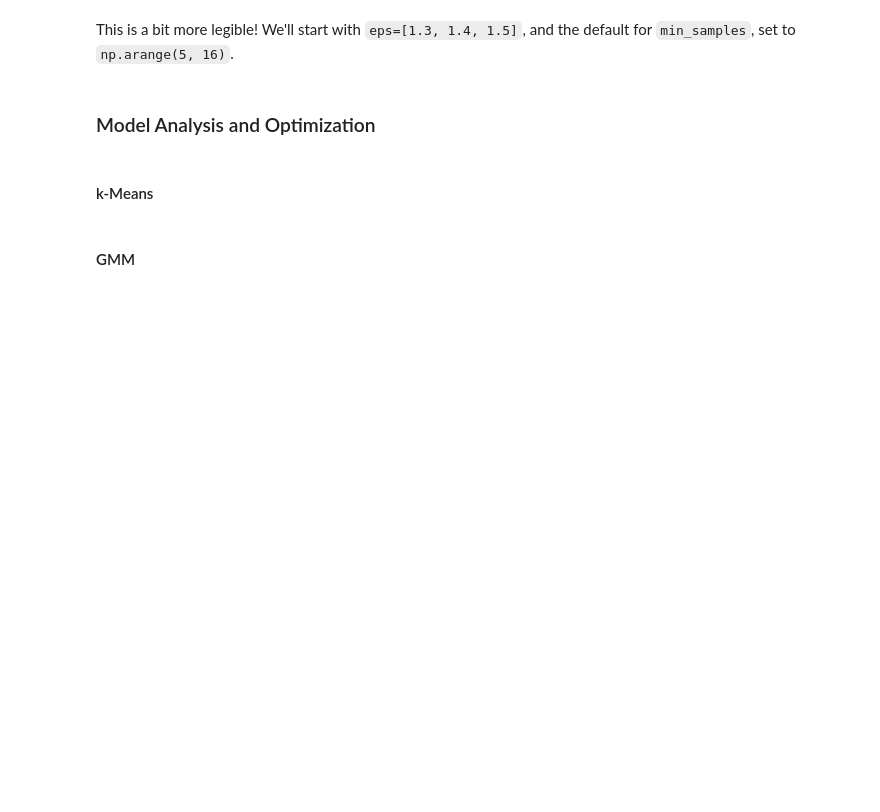
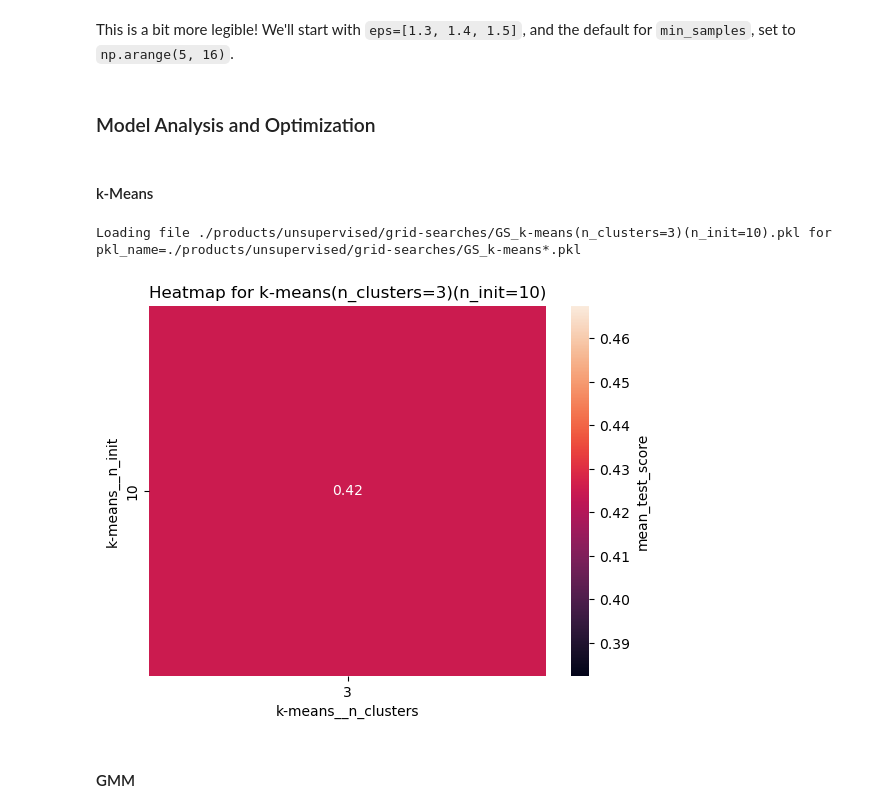
Before and after one commit to eli-johnson-04/sdss-performance-comparison, a Jupyter notebook: script.ipynb, the cells around one changed output. Cells and saved outputs as stored; diff of their text form; code cells hidden in the pictures; blank space fills up the shorter version.

```diff
--- a/script.ipynb
+++ b/script.ipynb
@@ -903,8 +998,11 @@ This is a bit more legible! We'll start with `eps=[1.3, 1.4, 1.5]`, and the defa
 # %%
 # DOWNLOADED FROM HIPERGATOR
 path_kmeans = paths['unsupervised_products'] + paths['grid-searches'] + 'GS_k-means*.pkl'
 hg_gs_kmeans = load_grid_search(pkl_name=path_kmeans)
-heatmap_from_gs(hg_gs_kmeans)
+heatmap_from_gs(hg_gs_kmeans, model_name='k-means')
+# %% [output]
+Loading file ./products/unsupervised/grid-searches/GS_k-means(n_clusters=3)(n_init=10).pkl for pkl_name=./products/unsupervised/grid-searches/GS_k-means*.pkl
+[figure, added]
 # %% [markdown]
 #### GMM
 # %%
```
Also changed, not shown: parts of 16 cells of this notebook.
